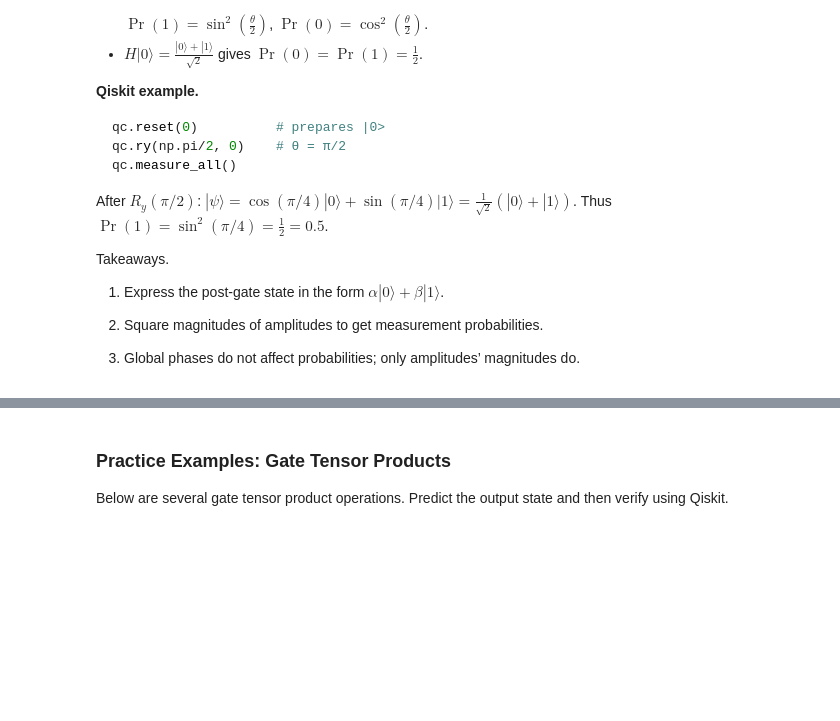
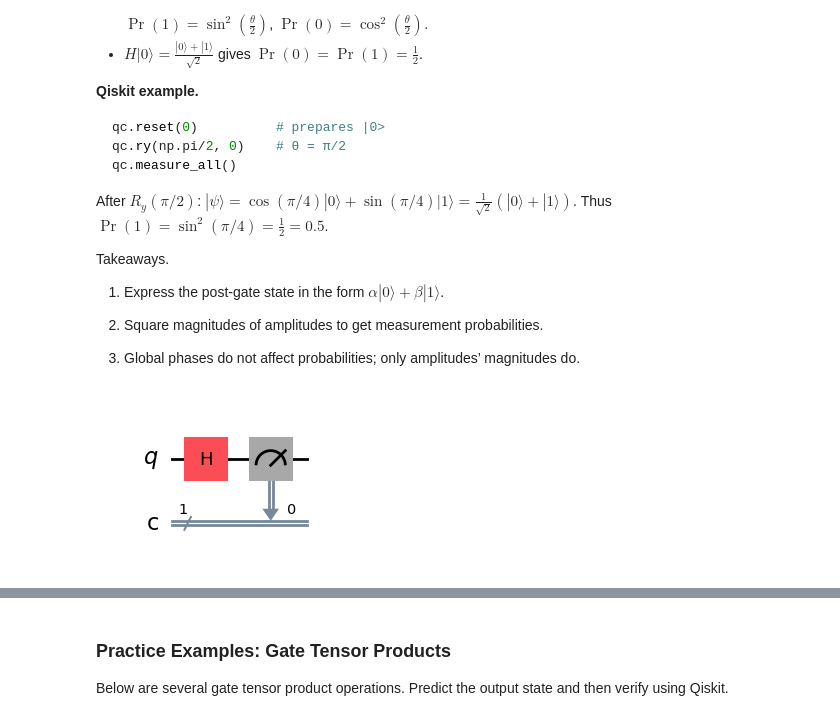
Before and after one commit to makansij/IBM_Certified_Quantum_Computation_QisKit_v2, a Jupyter notebook: Module_1.2_Apply_Quantum_Operations.ipynb, the cells around one changed output, grey strips where cells are left out. Saved outputs shown, nothing was run; the diff lists cells and outputs as text; code cells hidden in the pictures; blank space fills up the shorter version.

```diff
--- a/Module_1.2_Apply_Quantum_Operations.ipynb
+++ b/Module_1.2_Apply_Quantum_Operations.ipynb
@@ -123,3 +123,12 @@ Takeaways.
 2.  Square magnitudes of amplitudes to get measurement probabilities.
 
 3.  Global phases do not affect probabilities; only amplitudes’ magnitudes do.
+# %%
+# 1. Single qubit → single classical bit
+from qiskit import QuantumCircuit
+qc1 = QuantumCircuit(1, 1)
+qc1.h(0)
+qc1.measure(0, 0)
+qc1.draw('mpl')
+# %% [output]
+[figure, added]
```
Also changed, not shown: parts of 8 cells of this notebook.
